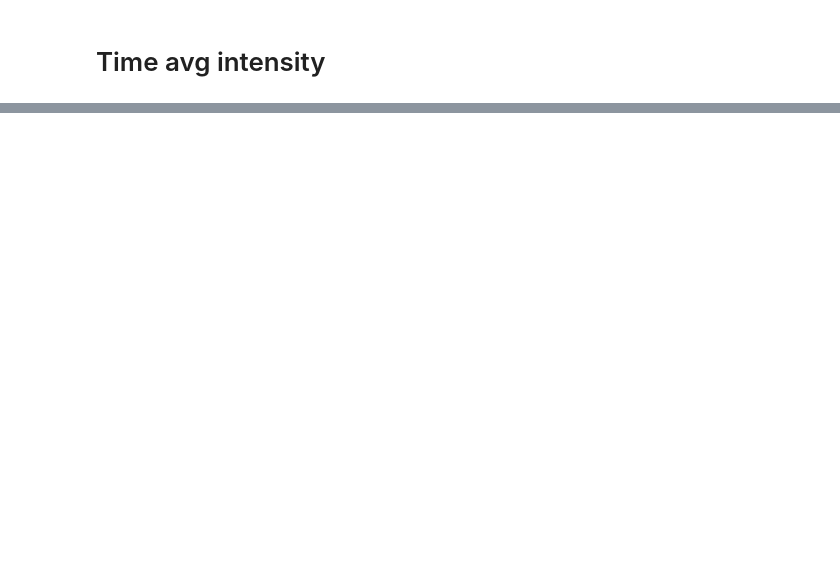
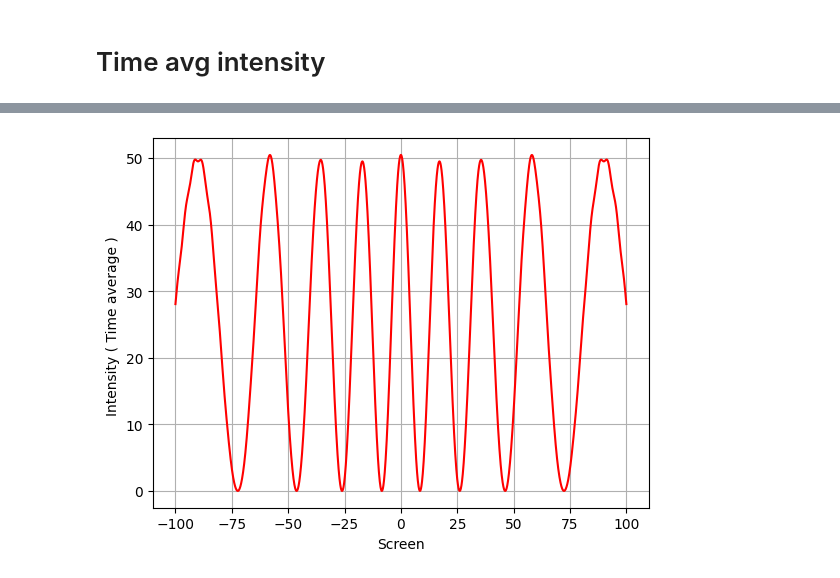
Before and after one commit to suparnajit6-glitch/Electro_Magnetism_Lab, a Jupyter notebook: YDSE_3D.ipynb, the cells around one changed output, grey strips where cells are left out. Saved outputs shown, nothing was run; the diff lists cells and outputs as text; code cells hidden in the pictures; blank space fills up the shorter version.

```diff
--- a/YDSE_3D.ipynb
+++ b/YDSE_3D.ipynb
@@ -122,0 +128,7 @@ plt.colorbar(orientation="horizontal", pad=0.14, fraction=0.08)
+# %%
+plt.plot(y,I0/len(t1),color="red")
+plt.xlabel("Screen")
+plt.ylabel("Intensity ( Time average ) ")
+plt.grid(True)
+# %% [output]
+[figure, added]
```
Also changed, not shown: parts of 2 cells of this notebook.
